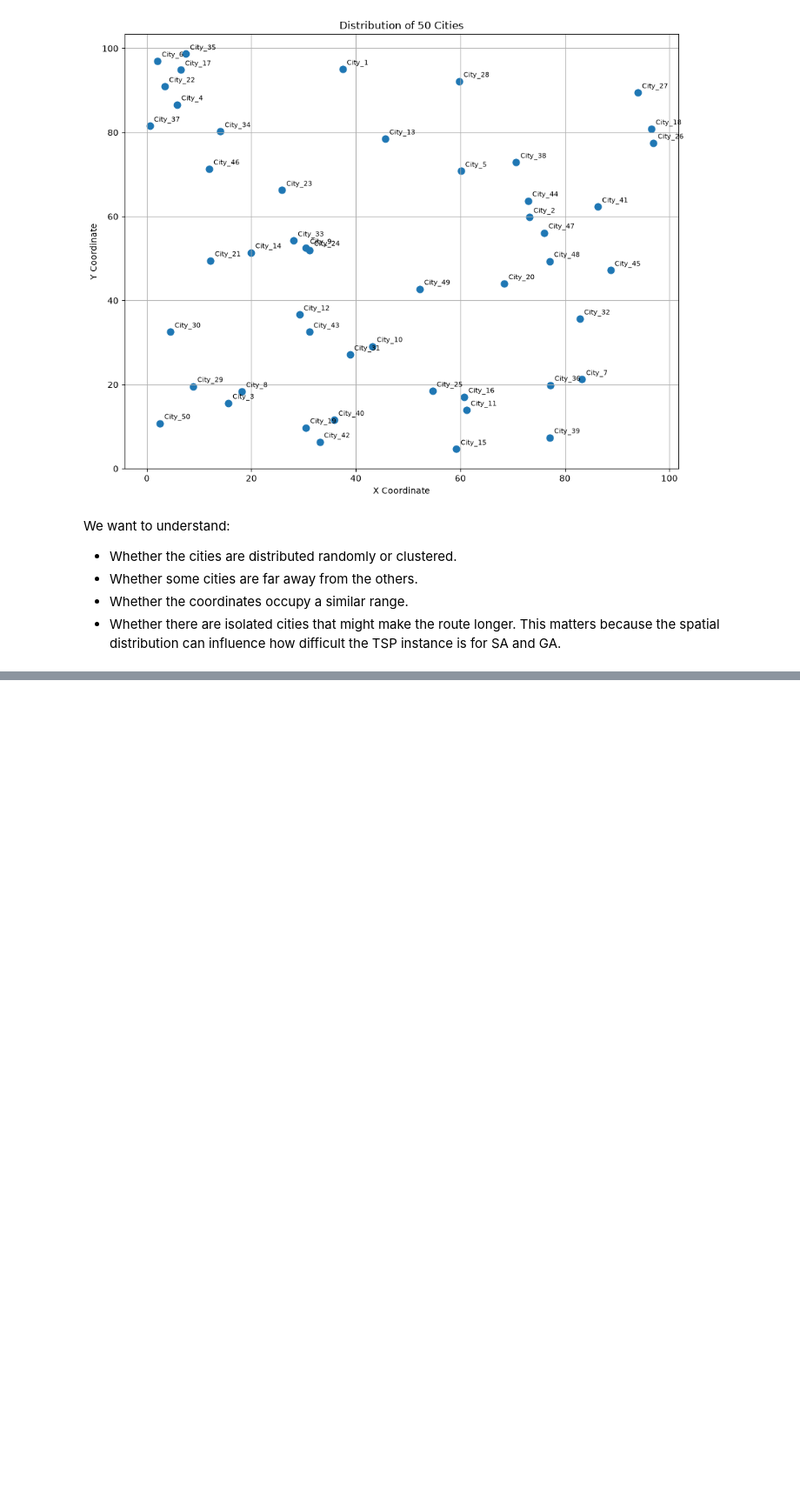
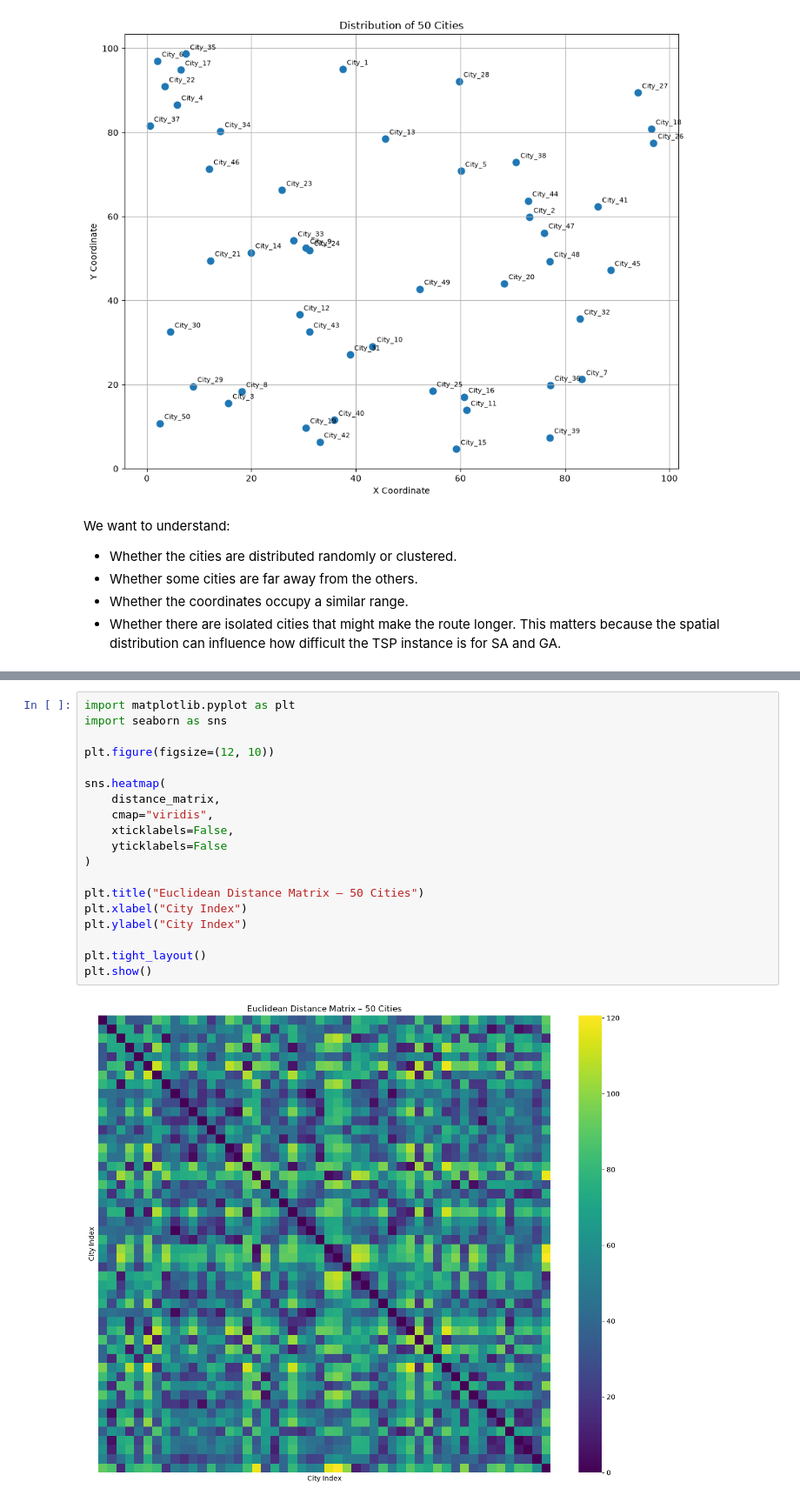
Before and after one commit to syborg2290/tsp-search-optimisation, a Jupyter notebook: notebooks/01_data_exploration.ipynb, the cells around one changed output, grey strips where cells are left out. Shown at 87% size. Saved outputs shown, nothing was run; the diff lists cells and outputs as text; blank space fills up the shorter version.

Commit message:
Implement and test Euclidean distance matrix

```diff
--- a/notebooks/01_data_exploration.ipynb
+++ b/notebooks/01_data_exploration.ipynb
@@ -53,0 +246,21 @@ This matters because the spatial distribution can influence how difficult the TS
+# %%
+import matplotlib.pyplot as plt
+import seaborn as sns
+
+plt.figure(figsize=(12, 10))
+
+sns.heatmap(
+    distance_matrix,
+    cmap="viridis",
+    xticklabels=False,
+    yticklabels=False
+)
+
+plt.title("Euclidean Distance Matrix – 50 Cities")
+plt.xlabel("City Index")
+plt.ylabel("City Index")
+
+plt.tight_layout()
+plt.show()
+# %% [output]
+[figure, added]
```
Also changed, not shown: parts of 6 cells of this notebook, 4 other files.
